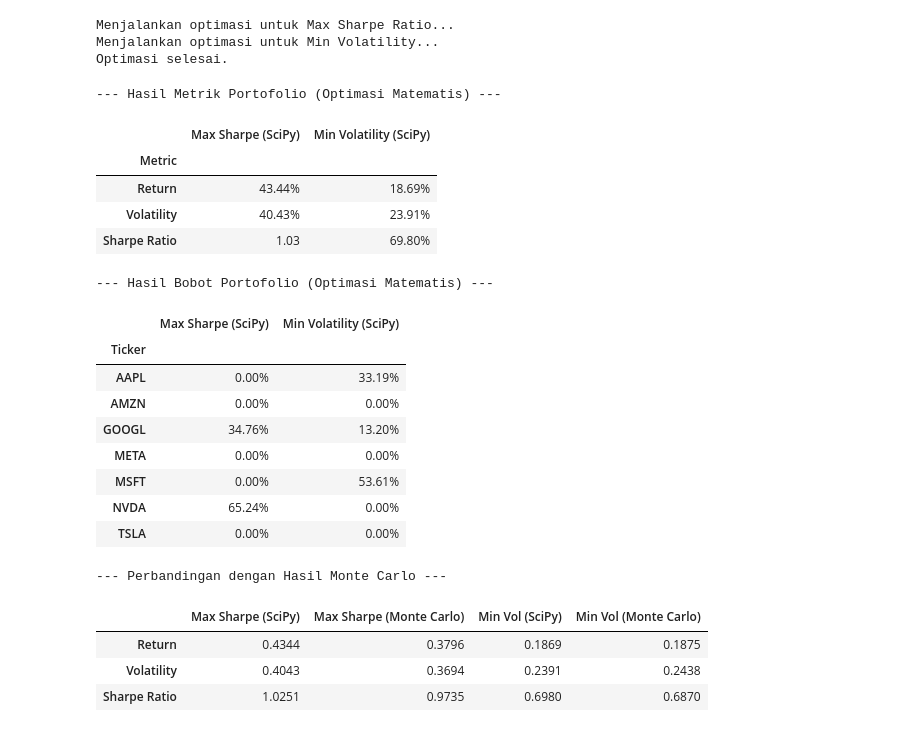
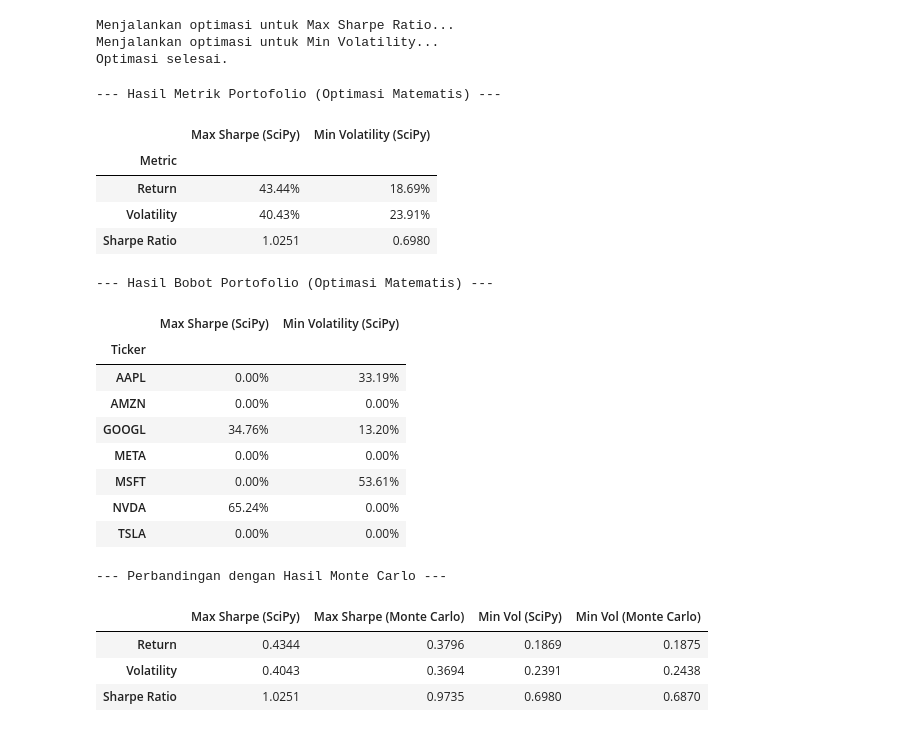
Before and after one commit to mrraihan29/quant-portfolio-analysis, a Jupyter notebook: 01_Portfolio_Analysis.ipynb, the cells around one changed output. Saved outputs shown, nothing was run; the diff lists cells and outputs as text; code cells hidden in the pictures.

```diff
--- a/01_Portfolio_Analysis.ipynb
+++ b/01_Portfolio_Analysis.ipynb
@@ -863,55 +863,63 @@ opt_vol_weights = opt_vol_result.x
 opt_sharpe_metrics = get_portfolio_metrics(opt_sharpe_weights, mu, Sigma, RISK_FREE_RATE)
 opt_vol_metrics = get_portfolio_metrics(opt_vol_weights, mu, Sigma, RISK_FREE_RATE)
 
-# Buat DataFrame untuk menampilkan hasil
-opt_results_df = pd.DataFrame({
+# --- Tampilkan Hasil (FIXED FORMATTING) ---
+
+# 1. Tampilkan Metrik
+opt_metrics_df = pd.DataFrame({
     'Metric': ['Return', 'Volatility', 'Sharpe Ratio'],
     'Max Sharpe (SciPy)': opt_sharpe_metrics,
     'Min Volatility (SciPy)': opt_vol_metrics
 }).set_index('Metric')
 
+print("\n--- Hasil Metrik Portofolio (Optimasi Matematis) ---")
+# Gunakan format persentase untuk Return/Vol, dan desimal untuk Sharpe
+opt_metrics_df.loc['Return'] = opt_metrics_df.loc['Return'].map('{:.2%}'.format)
+opt_metrics_df.loc['Volatility'] = opt_metrics_df.loc['Volatility'].map('{:.2%}'.format)
+opt_metrics_df.loc['Sharpe Ratio'] = opt_metrics_df.loc['Sharpe Ratio'].map('{:.4f}'.format)
+display(opt_metrics_df)
+
+
+# 2. Tampilkan Bobot
 opt_weights_df = pd.DataFrame({
     'Ticker': correct_order,
     'Max Sharpe (SciPy)': opt_sharpe_weights,
     'Min Volatility (SciPy)': opt_vol_weights
 }).set_index('Ticker')
 
-
-# --- Tampilkan Hasil ---
-print("\n--- Hasil Metrik Portofolio (Optimasi Matematis) ---")
-display(opt_results_df.map(lambda x: f"{(x*100):.2f}%" if x < 1 else f"{x:.2f}"))
-
 print("\n--- Hasil Bobot Portofolio (Optimasi Matematis) ---")
 display(opt_weights_df.map(lambda x: f"{(x*100):.2f}%"))
 
-# Bandingkan dengan hasil Monte Carlo kita
+
+# 3. Tampilkan Perbandingan
 print("\n--- Perbandingan dengan Hasil Monte Carlo ---")
 mc_max_sharpe_metrics = (
     max_sharpe_port['Return'],
     max_sharpe_port['Volatility'],
     max_sharpe_port['SharpeRatio']
 )
 mc_min_vol_metrics = (
     min_vol_port['Return'],
     min_vol_port['Volatility'],
     min_vol_port['SharpeRatio']
 )
 
 comparison_df = pd.DataFrame({
     'Max Sharpe (SciPy)': opt_sharpe_metrics,
     'Max Sharpe (Monte Carlo)': mc_max_sharpe_metrics,
     'Min Vol (SciPy)': opt_vol_metrics,
     'Min Vol (Monte Carlo)': mc_min_vol_metrics
 }, index=['Return', 'Volatility', 'Sharpe Ratio'])
 
+# Gunakan format desimal .4f yang konsisten untuk perbandingan
 display(comparison_df.map(lambda x: f"{x:.4f}"))
 # %% [output]
 --- Hasil Metrik Portofolio (Optimasi Matematis) ---
 |  | Max Sharpe (SciPy) | Min Volatility (SciPy) |
 | Metric |  |  |
 | Return | 43.44% | 18.69% |
 | Volatility | 40.43% | 23.91% |
-| Sharpe Ratio | 1.03 | 69.80% |
+| Sharpe Ratio | 1.0251 | 0.6980 |
 --- Hasil Bobot Portofolio (Optimasi Matematis) ---
 |  | Max Sharpe (SciPy) | Min Volatility (SciPy) |
 | Ticker |  |  |
```
Also changed, not shown: parts of 1 cell of this notebook, 1 other file.
